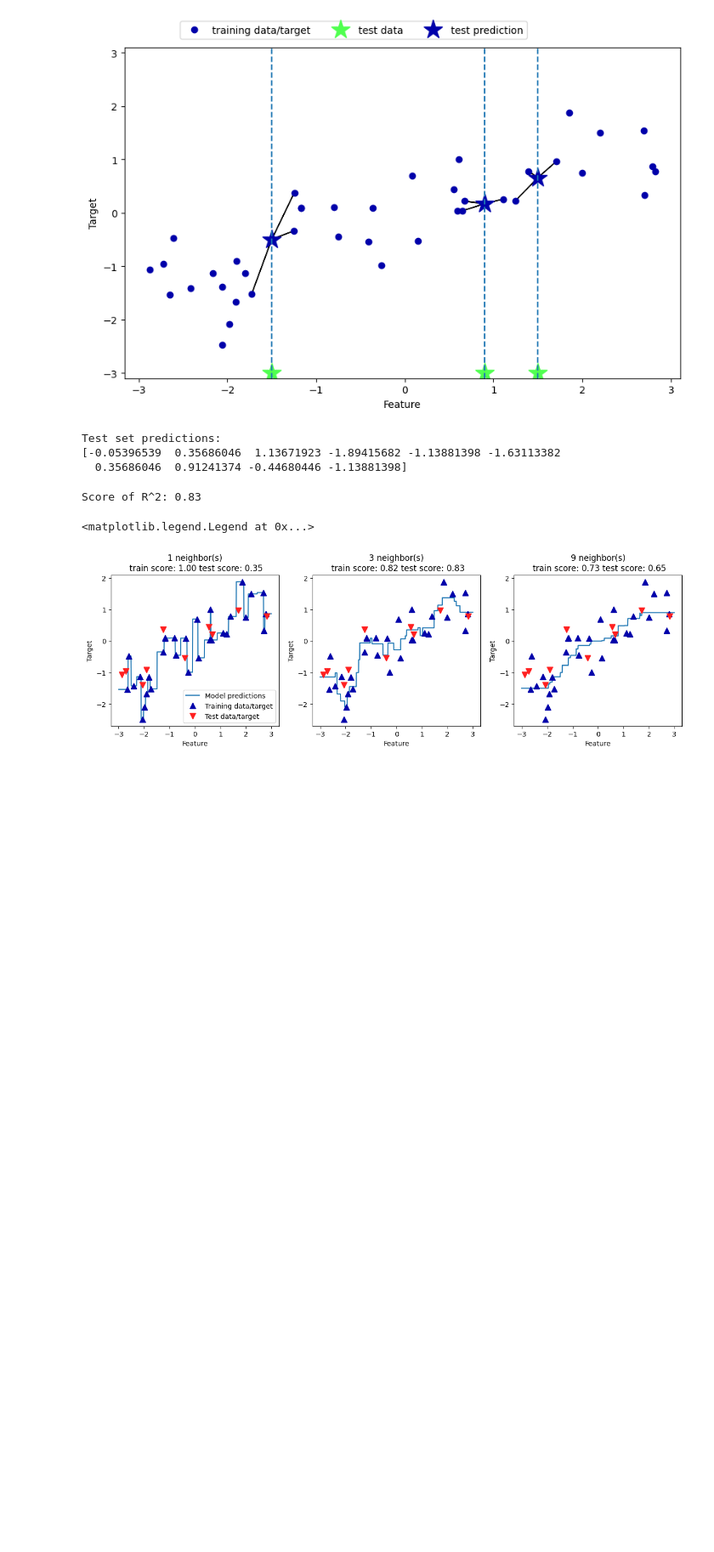
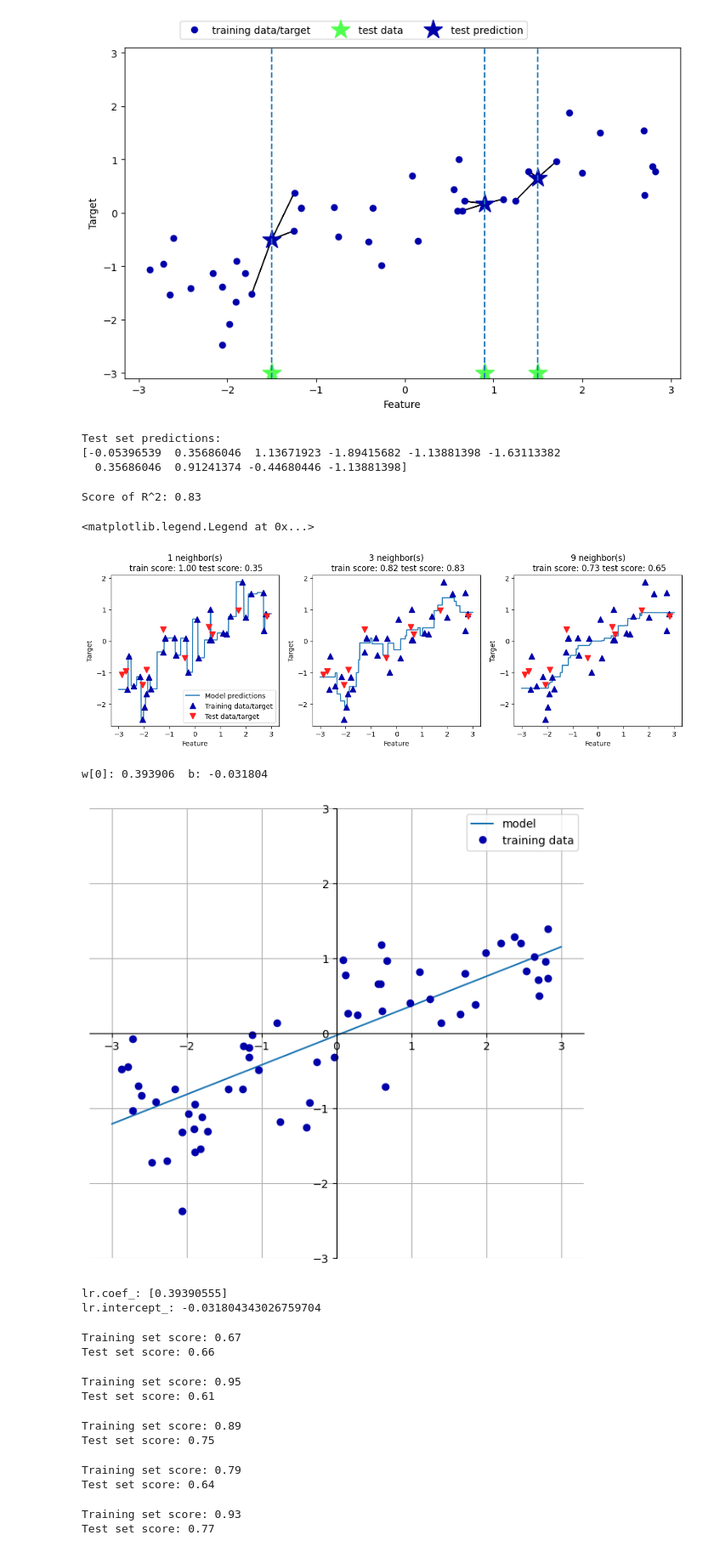
Before and after one commit to metju29/python-data-learning, a Jupyter notebook: Introduction to Machine Learning with Python book/chapter_2.ipynb, the cells around one changed output. Shown at 85% size. Cells and saved outputs as stored; diff of their text form; code cells hidden in the pictures; blank space fills up the shorter version.

```diff
--- a/Introduction to Machine Learning with Python book/chapter_2.ipynb
+++ b/Introduction to Machine Learning with Python book/chapter_2.ipynb
@@ -181,3 +181,61 @@ axes[0].legend(["Model predictions", "Training data/target", "Test data/target"]
 # %% [output]
 <matplotlib.legend.Legend at 0x...>
 [figure]
+# %%
+# 2.3.3. Linear Models
+
+mglearn.plots.plot_linear_regression_wave()
+# %% [output]
+w[0]: 0.393906  b: -0.031804
+[figure, added]
+# %%
+from sklearn.linear_model import LinearRegression
+
+X, y = mglearn.datasets.make_wave(n_samples=60)
+X_train, X_test, y_train, y_test = train_test_split(X, y, random_state=42)
+lr = LinearRegression().fit(X_train, y_train)
+print(f"lr.coef_: {lr.coef_}")
+print(f"lr.intercept_: {lr.intercept_}")
+# %% [output]
+lr.coef_: [0.39390555]
+lr.intercept_: -0.031804343026759704
+# %%
+print(f"Training set score: {lr.score(X_train, y_train):.2f}")
+print(f"Test set score: {lr.score(X_test, y_test):.2f}")
+# %% [output]
+Training set score: 0.67
+Test set score: 0.66
+# %%
+X, y = mglearn.datasets.load_extended_boston()
+X_train, X_test, y_train, y_test = train_test_split(X, y, random_state=0)
+lr = LinearRegression().fit(X_train, y_train)
+print(f"Training set score: {lr.score(X_train, y_train):.2f}")
+print(f"Test set score: {lr.score(X_test, y_test):.2f}")
+# %% [output]
+Training set score: 0.95
+Test set score: 0.61
+# %%
+from sklearn.linear_model import Ridge
+
+X, y = mglearn.datasets.load_extended_boston()
+X_train, X_test, y_train, y_test = train_test_split(X, y, random_state=0)
+ridge = Ridge().fit(X_train, y_train)
+print(f"Training set score: {ridge.score(X_train, y_train):.2f}")
+print(f"Test set score: {ridge.score(X_test, y_test):.2f}")
+# %% [output]
+Training set score: 0.89
+Test set score: 0.75
+# %%
+ridge10 = Ridge(alpha=10).fit(X_train, y_train)
+print(f"Training set score: {ridge10.score(X_train, y_train):.2f}")
+print(f"Test set score: {ridge10.score(X_test, y_test):.2f}")
+# %% [output]
+Training set score: 0.79
+Test set score: 0.64
+# %%
+ridge01 = Ridge(alpha=0.1).fit(X_train, y_train)
+print(f"Training set score: {ridge01.score(X_train, y_train):.2f}")
+print(f"Test set score: {ridge01.score(X_test, y_test):.2f}")
+# %% [output]
+Training set score: 0.93
+Test set score: 0.77
```
Also changed, not shown: parts of 18 cells of this notebook.
